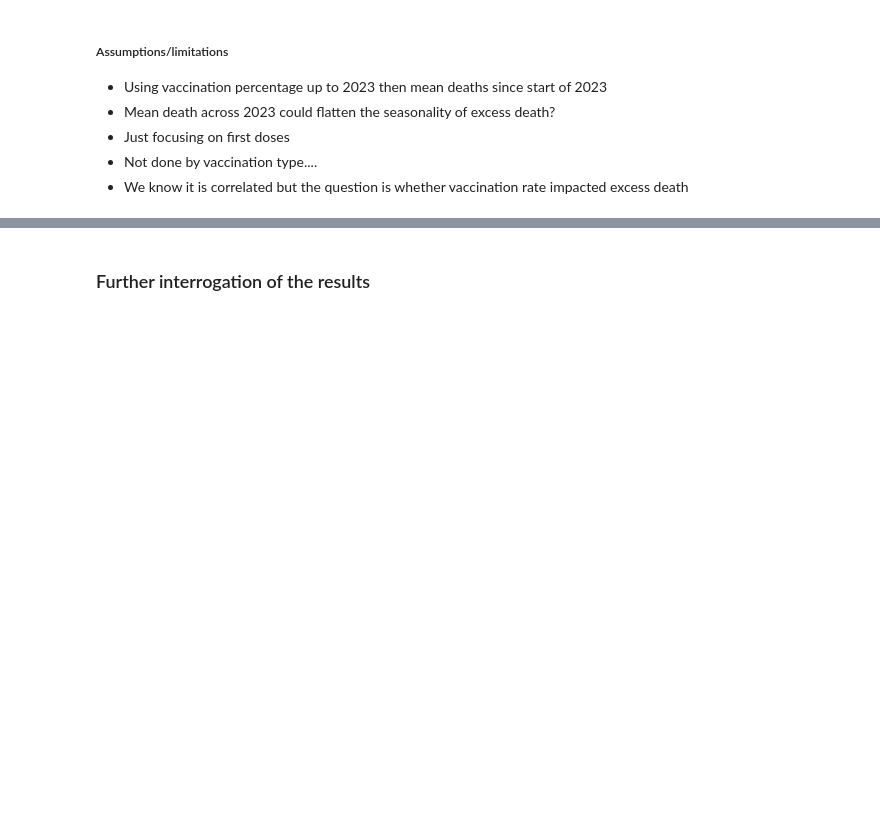
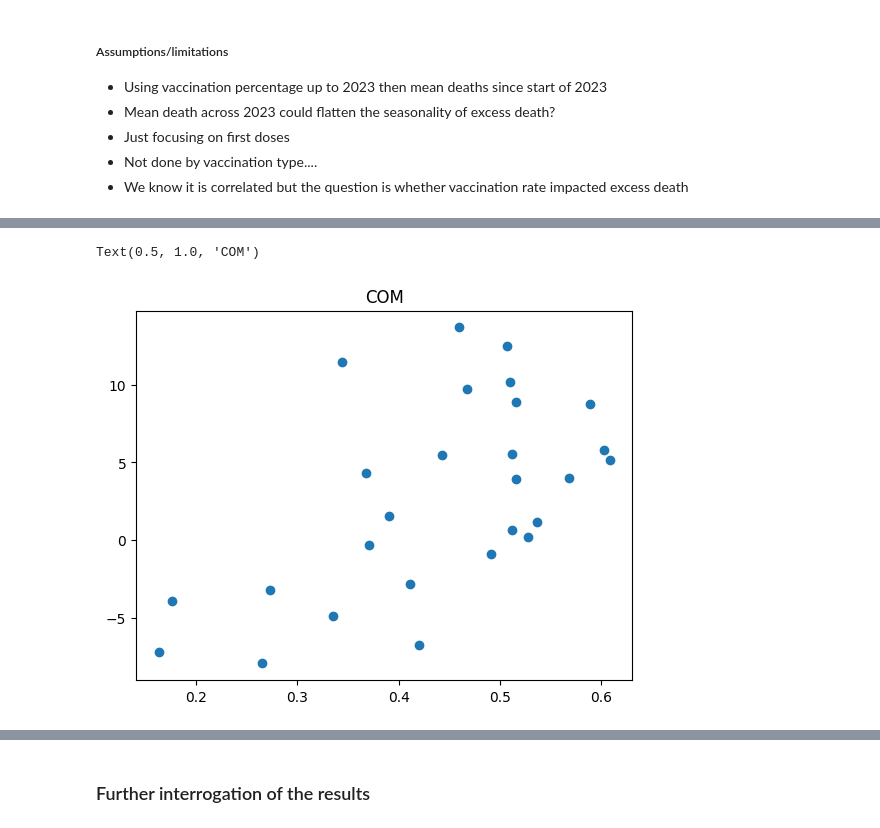
Before and after one commit to lisds/excess-deaths, a Jupyter notebook: Write_Up.ipynb, the cells around one changed output, grey strips where cells are left out. Cells and saved outputs as stored; diff of their text form; code cells hidden in the pictures; blank space fills up the shorter version.

```diff
--- a/Write_Up.ipynb
+++ b/Write_Up.ipynb
@@ -84,0 +194,6 @@ A very small p-value of 0.0003 enables us to have high confidence that the obser
+# %%
+plt.scatter(COM['% vaxed'], COM['Mean 2023'])
+plt.title('COM')
+# %% [output]
+Text(0.5, 1.0, 'COM')
+[figure, added]
```
Also changed, not shown: parts of 30 cells of this notebook, 8 other files.
